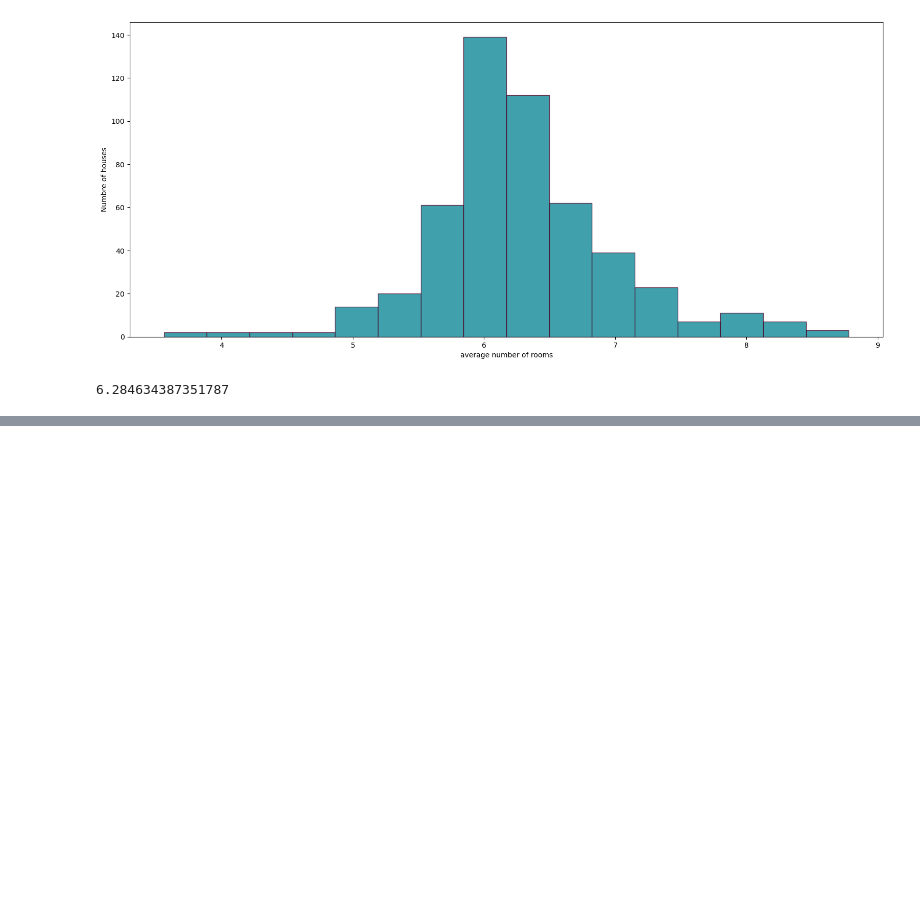
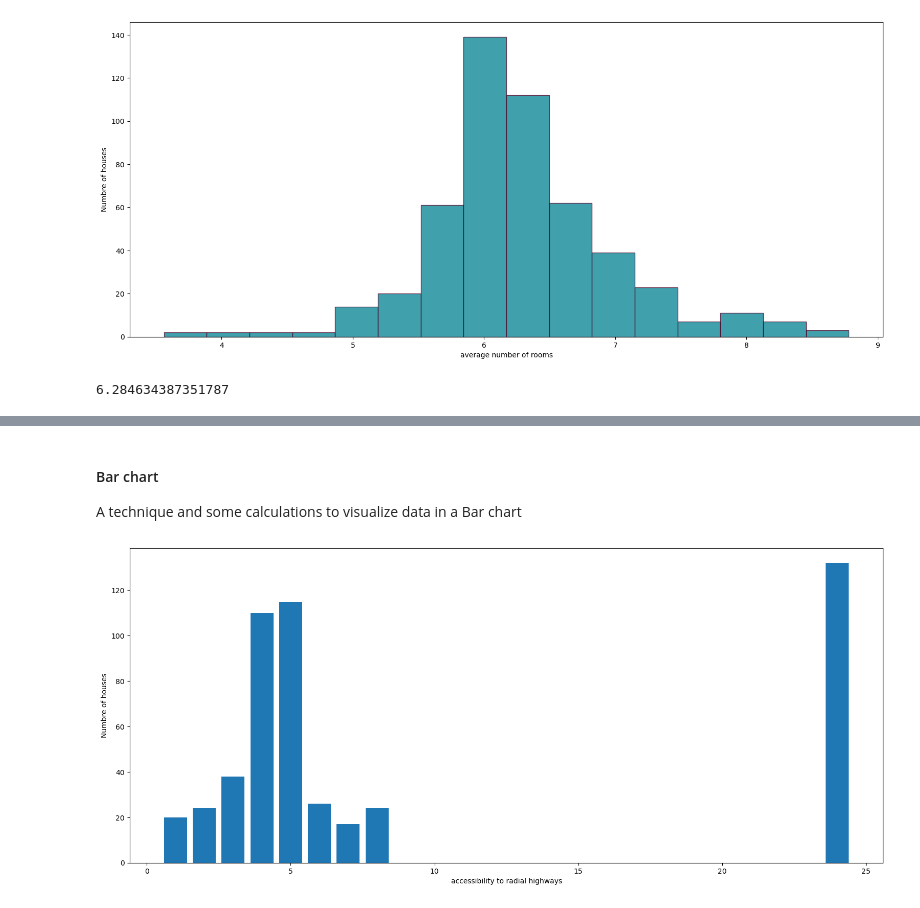
Before and after one commit to sydibyd/Python, a Jupyter notebook: Data Exploration - Boston house open_data.ipynb, the cells around one changed output, grey strips where cells are left out. Cells and saved outputs as stored; diff of their text form; code cells hidden in the pictures; blank space fills up the shorter version.

```diff
--- a/Data Exploration.ipynb
+++ b/Data Exploration - Boston house open_data.ipynb
@@ -253,0 +276,14 @@ data['RM'].mean() # true average
+# %% [markdown]
+#### Bar chart
+A technique and some calculations to visualize data in a Bar chart
+# %%
+index_series = data['RAD'].value_counts()
+plt.figure(figsize=(19,8))
+plt.xlabel('accessibility to radial highways')
+plt.ylabel('Numbre of houses')
+#index_series.axes[0]
+#index_series.index
+plt.bar(index_series.index, height=index_series)
+plt.show()
+# %% [output]
+[figure, added]
```
Also changed, not shown: parts of 16 cells of this notebook.
